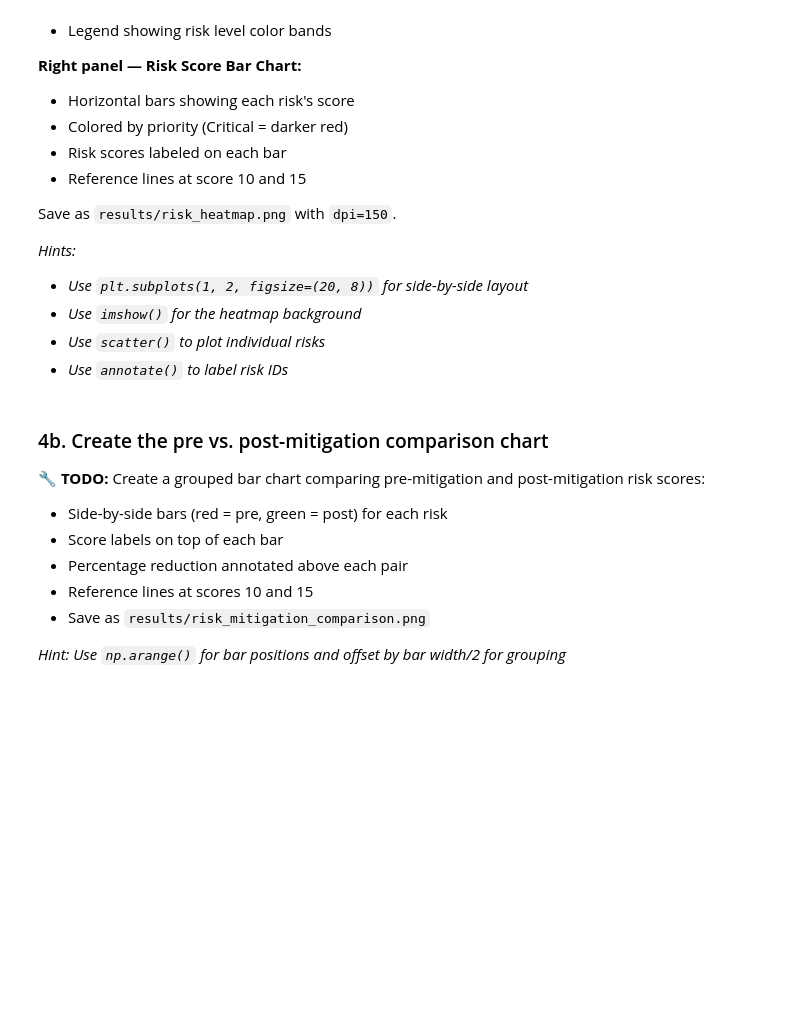
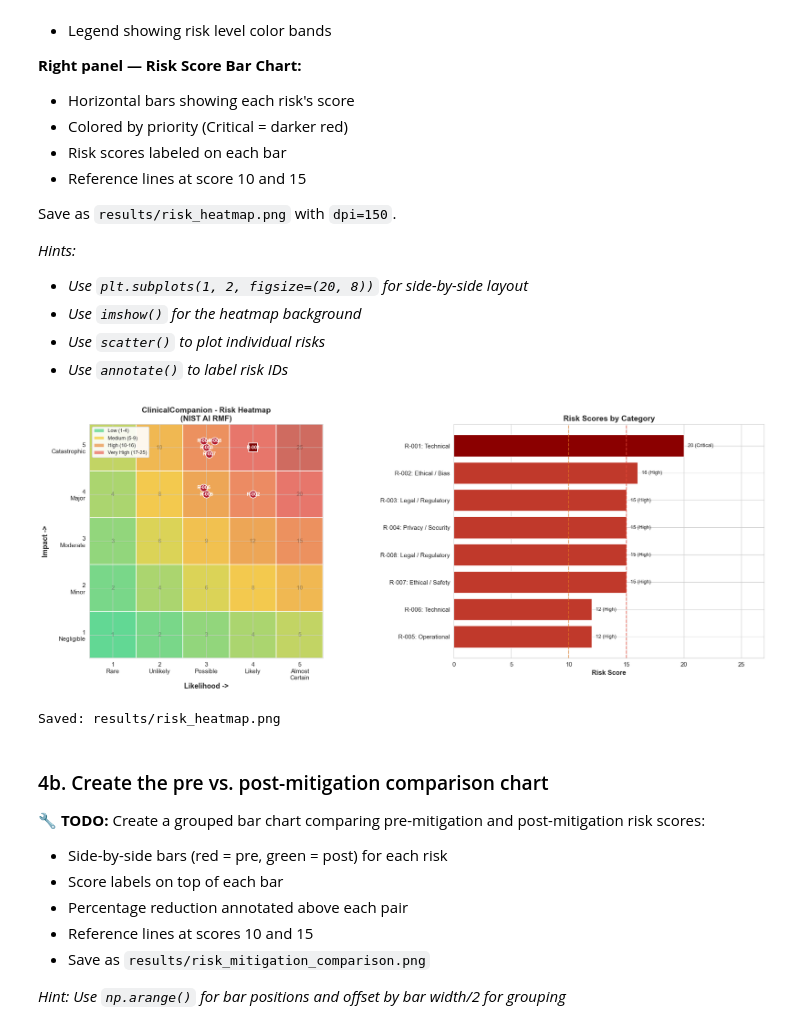
Before and after one commit to aguijarro/ai-data-gov, a Jupyter notebook: ai-data-gov-nd700-c2-cd13873-project-starter/project/starter/governance_assessment.ipynb, the cells around one changed output. Cells and saved outputs as stored; diff of their text form; code cells hidden in the pictures; blank space fills up the shorter version.

```diff
--- a/ai-data-gov-nd700-c2-cd13873-project-starter/project/starter/governance_assessment.ipynb
+++ b/ai-data-gov-nd700-c2-cd13873-project-starter/project/starter/governance_assessment.ipynb
@@ -563,68 +654,102 @@ risk_df = pd.read_csv(DATA_DIR / 'risk_register.csv')
 fig, (ax1, ax2) = plt.subplots(1, 2, figsize=(20, 8),
                                 gridspec_kw={'width_ratios': [1.2, 1]})
 
-# --- LEFT PANEL: 5×5 Risk Heatmap ---
+# --- LEFT PANEL: 5x5 Risk Heatmap ---
 
-# Score matrix for background coloring (each cell = likelihood × impact)
+# Score matrix for background coloring (each cell = likelihood x impact)
 score_matrix = np.array([[(i+1)*(j+1) for j in range(5)] for i in range(5)])
 
-# Color gradient: green (low risk) → red (high risk)
+# Color gradient: green (low risk) -> red (high risk)
 cmap = LinearSegmentedColormap.from_list('risk',
        ['#2ecc71', '#f1c40f', '#e67e22', '#e74c3c', '#c0392b'], N=256)
 
-# 🔧 TODO: Display the score_matrix as the heatmap background using imshow().
-# Set origin='lower' so (1,1) is bottom-left.
+# Display heatmap background.
+ax1.imshow(score_matrix, cmap=cmap, origin='lower', vmin=1, vmax=25, alpha=0.75)
 
+# Draw white grid lines to separate cells.
+for i in np.arange(-0.5, 5.5, 1):
+    ax1.axhline(i, color='white', lw=1.5, alpha=0.9)
+    ax1.axvline(i, color='white', lw=1.5, alpha=0.9)
 
-# 🔧 TODO: Draw white grid lines to separate cells (6 horizontal + 6 vertical).
+# Plot risks and annotate IDs. Offset overlapping points slightly.
+position_counts = {}
+for _, r in risk_df.iterrows():
+    x = r['likelihood'] - 1
+    y = r['impact'] - 1
+    key = (x, y)
+    offset_idx = position_counts.get(key, 0)
+    position_counts[key] = offset_idx + 1
 
+    # Small deterministic offsets for overlapping markers.
+    dx = (-0.18 + 0.12 * (offset_idx % 4)) if offset_idx > 0 else 0
+    dy = (0.14 if offset_idx % 2 else -0.14) if offset_idx > 0 else 0
 
-# 🔧 TODO: Plot each risk as a scatter point at position (likelihood-1, impact-1).
-# Use different markers for Critical vs High priority risks.
-# Handle overlapping risks by offsetting slightly.
-# Annotate each point with its risk_id.
+    is_critical = r['priority'] == 'Critical'
+    marker = 's' if is_critical else 'o'
+    size = 230 if is_critical else 170
+    face = '#7f0000' if is_critical else '#b2182b'
 
+    ax1.scatter(x + dx, y + dy, s=size, marker=marker, c=face,
+                edgecolors='white', linewidths=1.3, zorder=3)
+    ax1.annotate(r['risk_id'], (x + dx, y + dy), xytext=(0, 0), textcoords='offset points',
+                 ha='center', va='center', fontsize=9, fontweight='bold', color='white', zorder=4)
 
-# 🔧 TODO: Add faint score numbers in each cell center (showing the L×I value).
-
+# Add faint score numbers in each cell center.
+for yi in range(5):
+    for xi in range(5):
+        ax1.text(xi, yi, str(score_matrix[yi, xi]), ha='center', va='center',
+                 fontsize=11, color='black', alpha=0.22, fontweight='bold', zorder=2)
 
 # Axis labels and formatting (provided)
-ax1.set_xlabel('Likelihood →', fontsize=13, fontweight='bold')
-ax1.set_ylabel('Impact →', fontsize=13, fontweight='bold')
-ax1.set_title('ClinicalCompanion — Risk Heatmap\n(NIST AI RMF)', fontsize=14, fontweight='bold')
+ax1.set_xlabel('Likelihood ->', fontsize=13, fontweight='bold')
+ax1.set_ylabel('Impact ->', fontsize=13, fontweight='bold')
+ax1.set_title('ClinicalCompanion - Risk Heatmap\n(NIST AI RMF)', fontsize=14, fontweight='bold')
 ax1.set_xticks(range(5))
 ax1.set_xticklabels(['1\nRare','2\nUnlikely','3\nPossible','4\nLikely','5\nAlmost\nCertain'])
 ax1.set_yticks(range(5))
 ax1.set_yticklabels(['1\nNegligible','2\nMinor','3\nModerate','4\nMajor','5\nCatastrophic'])
 ax1.legend(handles=[
     mpatches.Patch(fc='#2ecc71', alpha=0.6, label='Low (1-4)'),
     mpatches.Patch(fc='#f1c40f', alpha=0.6, label='Medium (5-9)'),
     mpatches.Patch(fc='#e67e22', alpha=0.6, label='High (10-16)'),
     mpatches.Patch(fc='#e74c3c', alpha=0.6, label='Very High (17-25)'),
 ], loc='upper left', fontsize=9, framealpha=0.9)
 
 
 # --- RIGHT PANEL: Risk Score Bar Chart ---
 
-# 🔧 TODO: Create a horizontal bar chart showing each risk's score.
-# Color critical risks differently from high risks.
-# Add score and priority labels to the right of each bar.
-# Add reference lines at scores 10 and 15.
+risk_sorted = risk_df.sort_values('risk_score', ascending=False).reset_index(drop=True)
+bar_colors = risk_sorted['priority'].map({'Critical': '#8b0000', 'High': '#c0392b'}).fillna('#d95f0e')
 
+bars = ax2.barh(range(len(risk_sorted)), risk_sorted['risk_score'],
+                color=bar_colors, edgecolor='white', linewidth=1.0)
+
+# Add score and priority labels to the right of bars.
+for i, (_, r) in enumerate(risk_sorted.iterrows()):
+    ax2.text(r['risk_score'] + 0.35, i,
+             f"{r['risk_score']} ({r['priority']})",
+             va='center', fontsize=9)
+
+# Add reference lines.
+ax2.axvline(x=10, color='#e67e22', ls='--', lw=1.5, alpha=0.7)
+ax2.axvline(x=15, color='#e74c3c', ls='--', lw=1.5, alpha=0.7)
 
 # Axis formatting (provided)
-ax2.set_yticks(range(len(risk_df)))
-ax2.set_yticklabels([f"{r['risk_id']}: {r['risk_category']}" for _, r in risk_df.iterrows()])
+ax2.set_yticks(range(len(risk_sorted)))
+ax2.set_yticklabels([f"{r['risk_id']}: {r['risk_category']}" for _, r in risk_sorted.iterrows()])
 ax2.set_xlabel('Risk Score', fontsize=12, fontweight='bold')
 ax2.set_title('Risk Scores by Category', fontsize=14, fontweight='bold')
 ax2.set_xlim(0, 27)
 ax2.invert_yaxis()
 
 # Save
 plt.tight_layout(pad=3)
 plt.savefig(RESULTS_DIR / 'risk_heatmap.png', dpi=150, bbox_inches='tight', facecolor='white')
 plt.show()
-print("✅ Saved: results/risk_heatmap.png")
+print('Saved: results/risk_heatmap.png')
+# %% [output]
+[figure, added]
+Saved: results/risk_heatmap.png
 # %% [markdown]
 ### 4b. Create the pre vs. post-mitigation comparison chart
 
```
Also changed, not shown: parts of 11 cells of this notebook.
